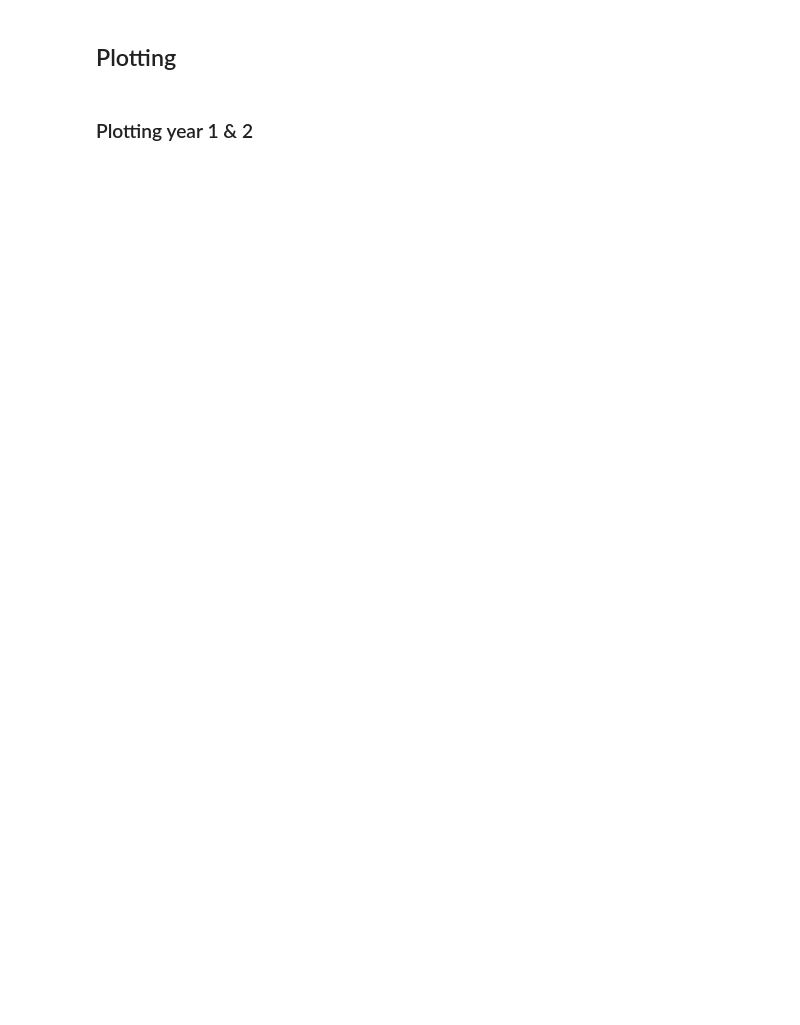
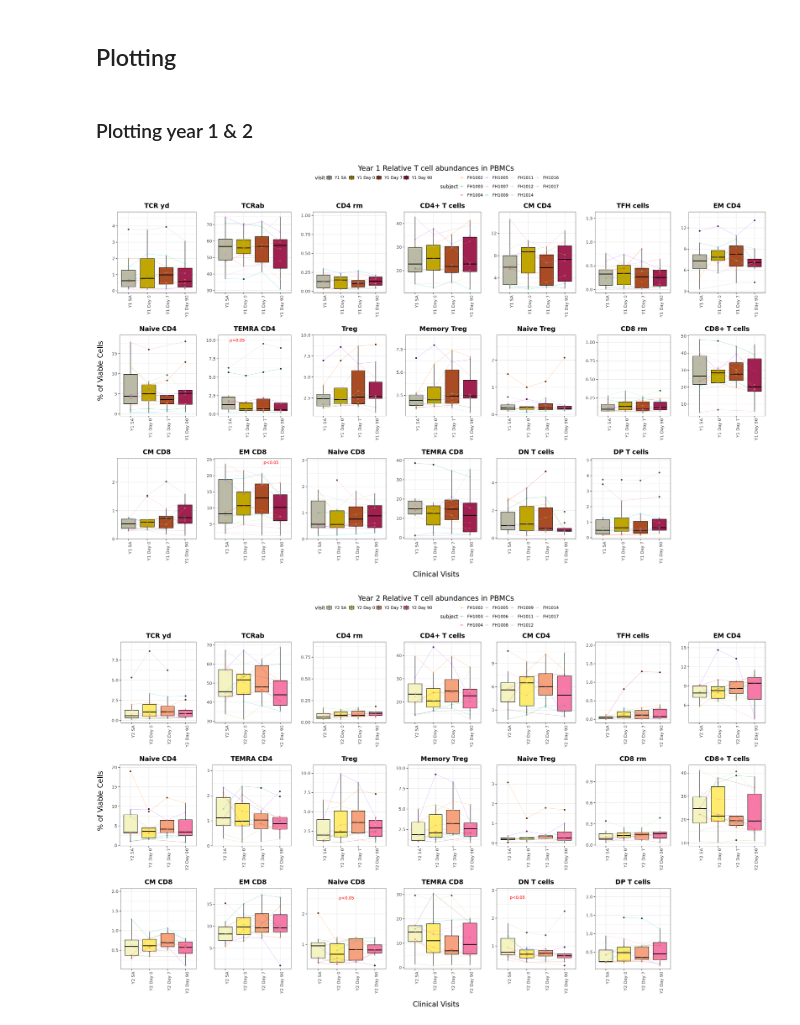
Before and after one commit to kevin-lee-aifi/pbmc_flow, a Jupyter notebook: notebooks/flu_response_longitudinal/tcell_flu_response_longitudinal.ipynb, the cells around one changed output. Cells and saved outputs as stored; diff of their text form; code cells hidden in the pictures; blank space fills up the shorter version.

```diff
--- a/notebooks/flu_response_longitudinal/tcell_flu_response_longitudinal.ipynb
+++ b/notebooks/flu_response_longitudinal/tcell_flu_response_longitudinal.ipynb
@@ -148,41 +152,40 @@ ggpubr::ggarrange(plotlist = plots, common.legend = TRUE, ncol = 3, nrow = 1)
 # %% [markdown]
 ### Plotting year 1 & 2
 # %%
-options(repr.plot.width = 30, repr.plot.height = 16)
+# Set plot dimensions for output
+options(repr.plot.width = 26, repr.plot.height = 16)
 
+# Copy percent column to new variable name
 df$cell_type_frac_total <- df$percent
 
-duplicate_counts <- aggregate(df$cell_type_frac_total,
-                            by = list(subject = df$subject, visit = df$visit, cell = df$cell),
-                            FUN = length)
-names(duplicate_counts)[4] <- "N"
-duplicate_combos <- unique(duplicate_counts[duplicate_counts$N > 1, c("subject", "visit")])
-df <- df[!paste(df$subject, df$visit) %in% paste(duplicate_combos$subject, duplicate_combos$visit), ]
-
+# Convert visit to ordered factor with custom labels
 df$visit <- factor(timepoint_labels[df$visit],
                   levels = c("Y1 SA", "Y1 Day 0", "Y1 Day 7", "Y1 Day 90",
                             "Y2 SA", "Y2 Day 0", "Y2 Day 7", "Y2 Day 90"))
 
+# Define consecutive timepoint pairs for statistical comparisons
 timepoints_pairs <- list(
     Y1 = list(c('Y1 SA','Y1 Day 0'), c('Y1 Day 0','Y1 Day 7'), c('Y1 Day 7', 'Y1 Day 90')),
     Y2 = list(c('Y2 SA','Y2 Day 0'), c('Y2 Day 0','Y2 Day 7'), c('Y2 Day 7', 'Y2 Day 90'))
 )
 
-create_figure <- function(pairs, title) {
+# Function to create multi-panel plot with one subplot per cell type
+create_figure <- function(pairs, title, use_duplicates = FALSE) {
     plotlist <- lapply(unique(df$cell), function(x) {
-        testCelltype_paired(df, x, pairsOfTimes = pairs, size = 4)$Plot
+        testCelltype_paired(df, x, pairsOfTimes = pairs, size = 4, use_duplicates = use_duplicates)$Plot
     })
-    fig <- ggpubr::ggarrange(plotlist = plotlist,
-                            common.legend = TRUE,
-                            legend.grob = get_legend(plotlist[[1]]),
-                            ncol = 7, nrow = 3)
+    fig <- ggpubr::ggarrange(plotlist = plotlist, common.legend = TRUE, ncol = 7, nrow = 3)
     fig <- annotate_figure(fig, top = text_grob(title, size = 20))
     annotate_figure(fig, bottom = text_grob('Clinical Visits', size = 20),
                    left = text_grob('% of Viable Cells', size = 20, rot = 90))
 }
 
-y1_fig <- create_figure(timepoints_pairs$Y1, 'Year 1 Relative T cell abundances in PBMCs')
-y2_fig <- create_figure(timepoints_pairs$Y2, 'Year 2 Relative T cell abundances in PBMCs')
+# Generate and display figures for both years
+y1_fig <- create_figure(timepoints_pairs$Y1, 'Year 1 Relative T cell abundances in PBMCs', use_duplicates = TRUE)
+y2_fig <- create_figure(timepoints_pairs$Y2, 'Year 2 Relative T cell abundances in PBMCs', use_duplicates = TRUE)
 
 print(y1_fig)
 print(y2_fig)
+# %% [output]
+[figure, added]
+[figure, added]
```
Also changed, not shown: parts of 4 cells of this notebook, 6 other files.
